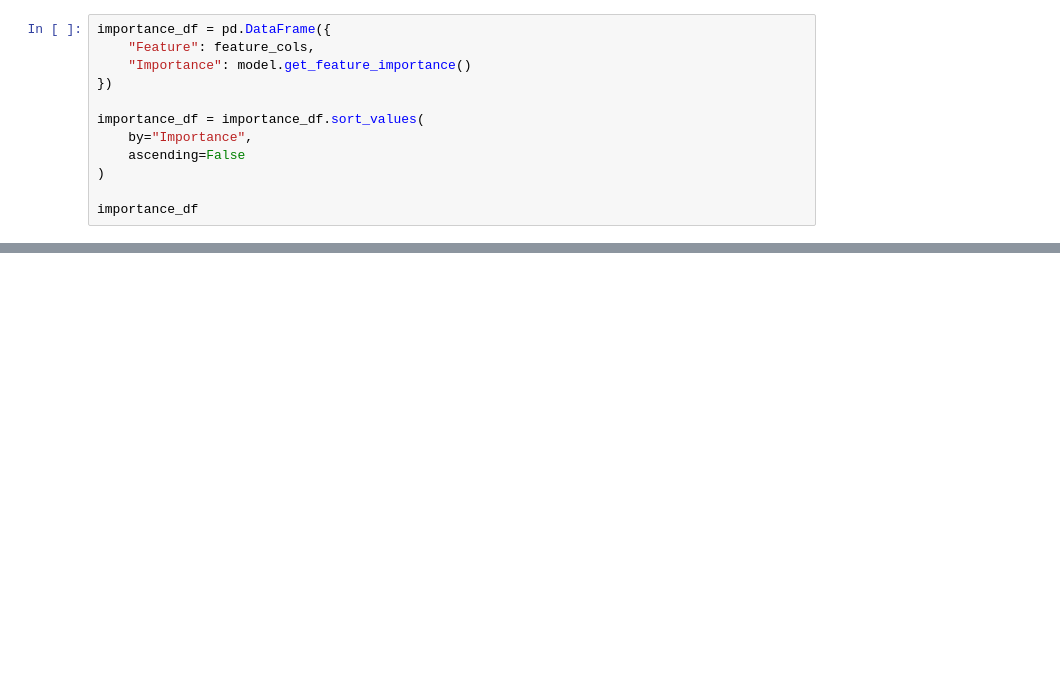
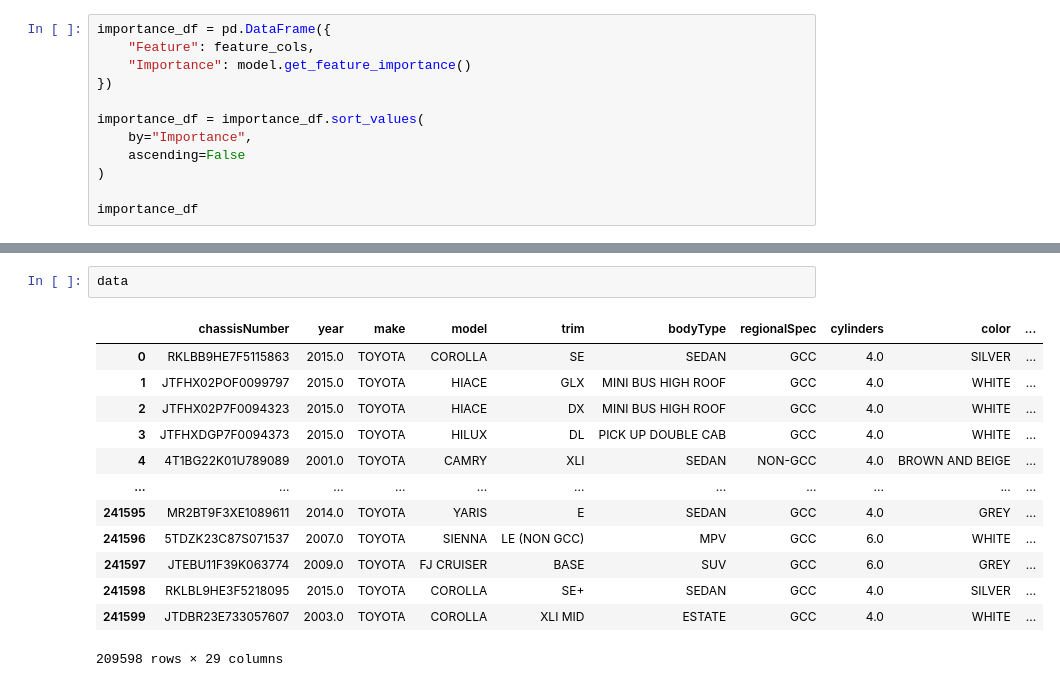
Before and after one commit to ManavKatrodiyaOpash/vin-sphere-python, a Jupyter notebook: ml/toyota.ipynb, the cells around one changed output, grey strips where cells are left out. Drawn from its saved outputs; the diff is of its cells as text; blank space fills up the shorter version.

```diff
--- a/ml/toyota.ipynb
+++ b/ml/toyota.ipynb
@@ -1104,0 +1225,16 @@ importance_df
+# %%
+data
+# %% [output]
+|  | chassisNumber | year | make | model | trim | bodyType | regionalSpec | cylinders | color | ... |
+| 0 | RKLBB9HE7F5115863 | 2015.0 | TOYOTA | COROLLA | SE | SEDAN | GCC | 4.0 | SILVER | ... |
+| 1 | JTFHX02POF0099797 | 2015.0 | TOYOTA | HIACE | GLX | MINI BUS HIGH ROOF | GCC | 4.0 | WHITE | ... |
+| 2 | JTFHX02P7F0094323 | 2015.0 | TOYOTA | HIACE | DX | MINI BUS HIGH ROOF | GCC | 4.0 | WHITE | ... |
+| 3 | JTFHXDGP7F0094373 | 2015.0 | TOYOTA | HILUX | DL | PICK UP DOUBLE CAB | GCC | 4.0 | WHITE | ... |
+| 4 | 4T1BG22K01U789089 | 2001.0 | TOYOTA | CAMRY | XLI | SEDAN | NON-GCC | 4.0 | BROWN AND BEIGE | ... |
+| ... | ... | ... | ... | ... | ... | ... | ... | ... | ... | ... |
+| 241595 | MR2BT9F3XE1089611 | 2014.0 | TOYOTA | YARIS | E | SEDAN | GCC | 4.0 | GREY | ... |
+| 241596 | 5TDZK23C87S071537 | 2007.0 | TOYOTA | SIENNA | LE (NON GCC) | MPV | GCC | 6.0 | WHITE | ... |
+| 241597 | JTEBU11F39K063774 | 2009.0 | TOYOTA | FJ CRUISER | BASE | SUV | GCC | 6.0 | GREY | ... |
+| 241598 | RKLBL9HE3F5218095 | 2015.0 | TOYOTA | COROLLA | SE+ | SEDAN | GCC | 4.0 | SILVER | ... |
+| 241599 | JTDBR23E733057607 | 2003.0 | TOYOTA | COROLLA | XLI MID | ESTATE | GCC | 4.0 | WHITE | ... |
+209598 rows × 29 columns
```
Also changed, not shown: parts of 5 cells of this notebook, 8 other files.
